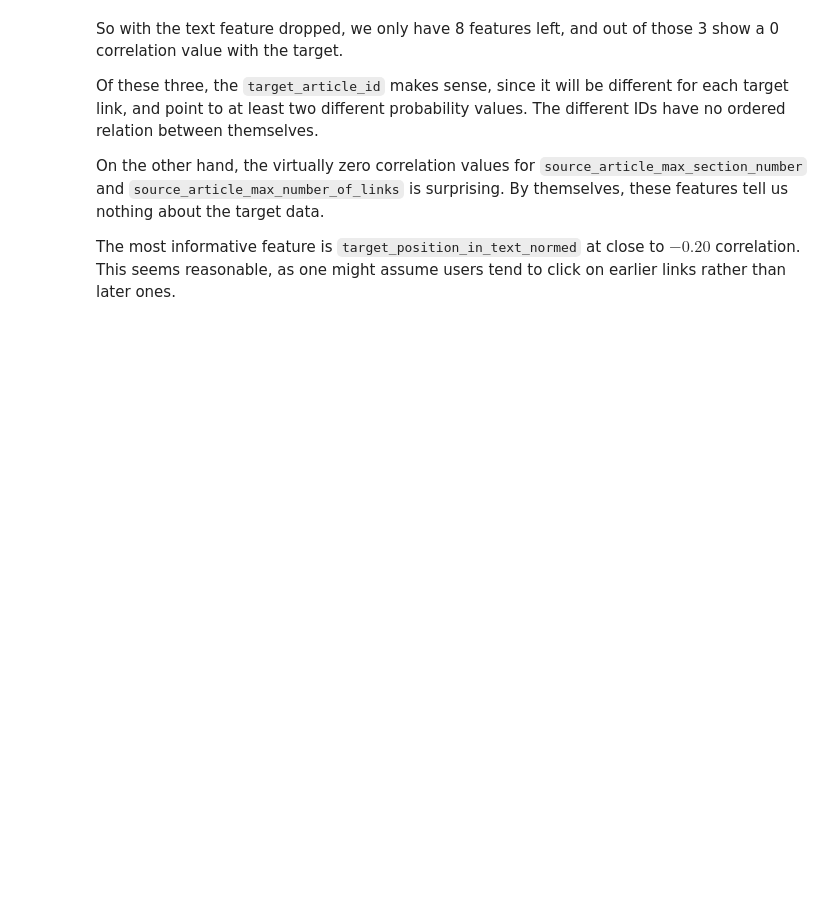
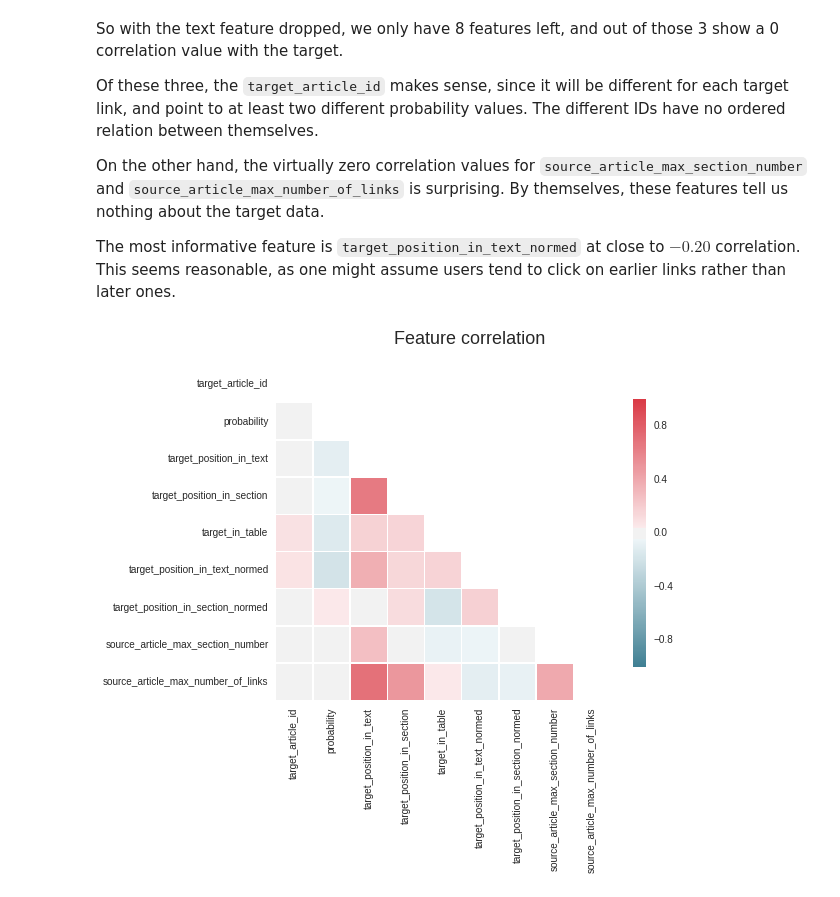
Before and after one commit to semplea/wiki-linkprob, a Jupyter notebook: Wikipedia pages.ipynb, the cells around one changed output. Cells and saved outputs as stored; diff of their text form; code cells hidden in the pictures; blank space fills up the shorter version.

```diff
--- a/Wikipedia pages.ipynb
+++ b/Wikipedia pages.ipynb
@@ -7,5 +8,5 @@ import math
 %matplotlib inline
 # %%
-raw = pd.DataFrame.from_csv('data_n2.tsv', sep='\t')
-raw = raw.drop('probability_ordered', axis=1) # we ignore col 'probability_ordered
+data = pd.DataFrame.from_csv('data_n2.tsv', sep='\t')
+data = data.drop('probability_ordered', axis=1) # we ignore col 'probability_ordered
 # %%
@@ -26,7 +29,7 @@ num of samples: 205278, num of features: 9
 # %% [markdown]
 Let's have a look at the features
 # %%
-corr_matrix = raw.corr() # correlation matrix between all cols
+corr_matrix = data.corr(method='pearson') # correlation matrix between all cols
 
 corr_target = corr_matrix.probability.to_frame().reset_index()
 corr_target.columns = ['features', 'correlation']
@@ -53,3 +56,28 @@ Of these three, the `target_article_id` makes sense, since it will be different
 On the other hand, the virtually zero correlation values for `source_article_max_section_number` and `source_article_max_number_of_links` is surprising. By themselves, these features tell us nothing about the target data.
 
 The most informative feature is `target_position_in_text_normed` at close to $-0.20$ correlation. This seems reasonable, as one might assume users tend to click on earlier links rather than later ones.
+# %%
+def correlation_matrix(corr, title):
+    """Plot the pairwise correlations in corr matrix"""
+    sns.set_style("whitegrid")
+    # Generate a mask for the upper triangle
+    mask = np.zeros_like(corr, dtype=np.bool)
+    mask[np.triu_indices_from(mask)] = True
+
+    # Set up the matplotlib figure
+    f, ax = plt.subplots(figsize=(8, 6))
+
+    # Generate a custom diverging colormap
+    cmap = sns.diverging_palette(220, 10, as_cmap=True)
+
+    # Ddata the heatmap with the mask and correct aspect ratio
+    sns.heatmap(corr, mask=mask, cmap=cmap, vmax=1.0, square=True,
+                linewidths=.5, cbar_kws={"shrink": .8}, ax=ax)
+
+    # Set title
+    f.suptitle(title, fontsize=18)
+    sns.set_style('darkgrid')
+
+correlation_matrix(corr_matrix, "Feature correlation")
+# %% [output]
+[figure, added]
```
Also changed, not shown: parts of 42 cells of this notebook.
